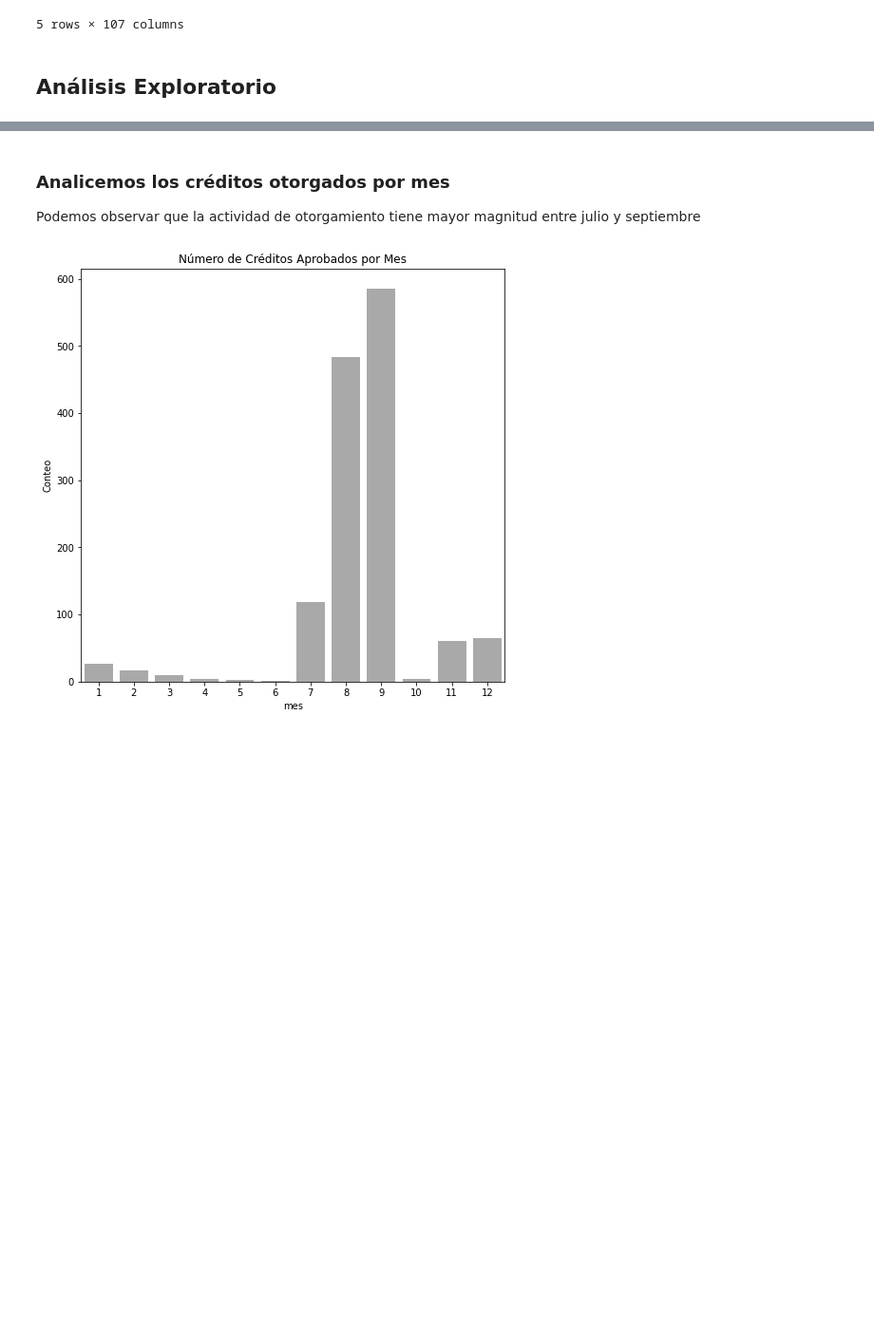
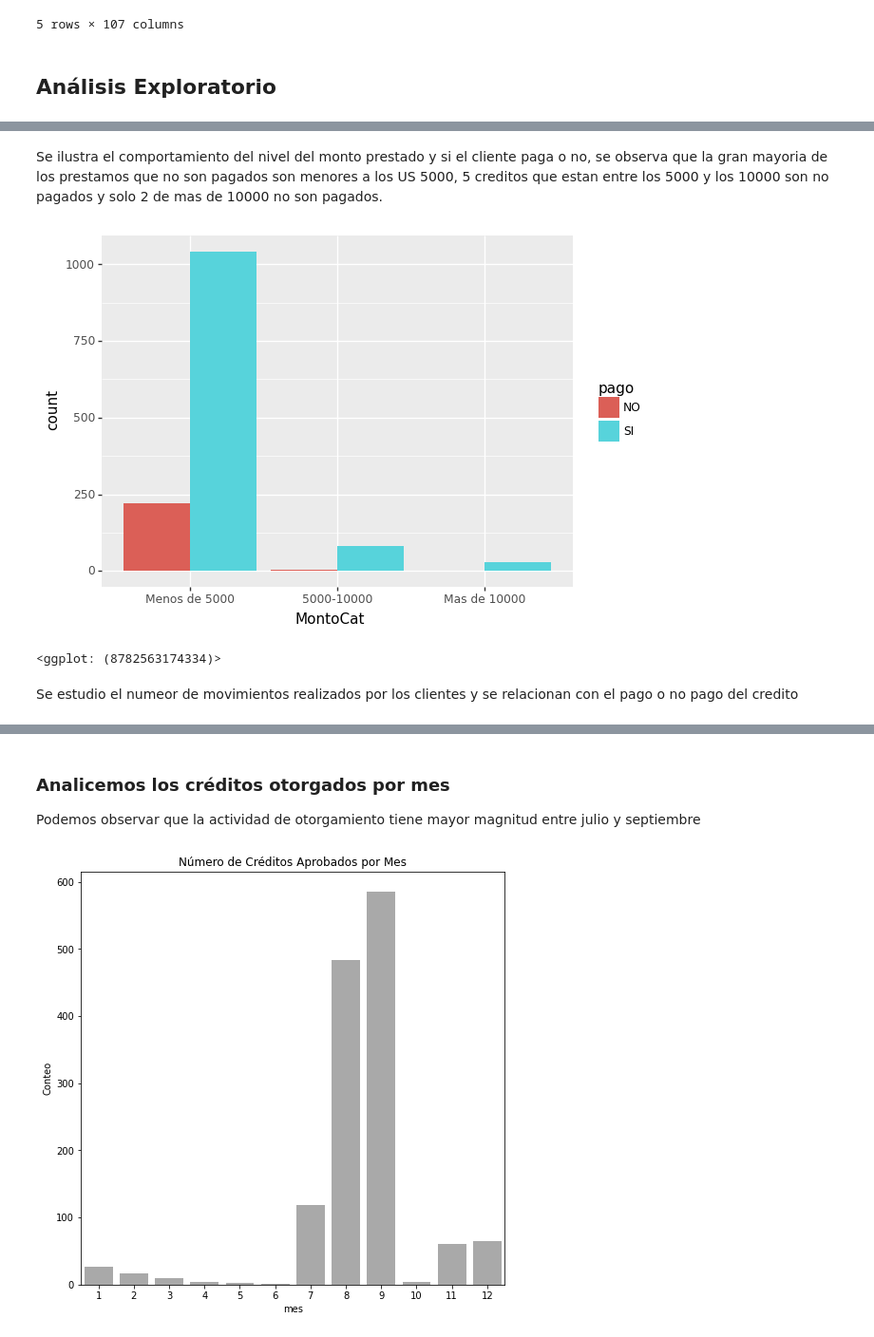
Before and after one commit to deepdatagroup/Datathon_DS4A, a Jupyter notebook: fundamentos_analiticaII_final.ipynb, the cells around one changed output, grey strips where cells are left out. Shown: that part at 95% size. Cells and saved outputs as stored; diff of their text form; code cells hidden in the pictures; blank space fills up the shorter version.

```diff
--- a/fundamentos_analiticaII_final.ipynb
+++ b/fundamentos_analiticaII_final.ipynb
@@ -186,0 +162,8 @@ geom_col()
+# %%
+DatosFinal['MontoCat']=DatosFinal['monto'].apply(lambda x: 'Menos de 5000' if x<=5000 else (
+ '5000-10000' if x>5000 and x<=10000 else ('Mas de 10000')))
+# %%
+CuentaMontoCat=DatosFinal.groupby(['MontoCat','pago']).size().reset_index(name="count")
+CategoricalDtype(categories=['Menos de 50000','5000-10000' 'Gold'], ordered=True)
+CuentaMontoCat['MontoCat']=pd.Categorical(CuentaMontoCat['MontoCat'],ordered=True,categories=['Menos de 5000','5000-10000','Mas de 10000'])
+CuentaMontoCat
@@ -186,0 +178,10 @@ geom_col()
+# %% [markdown]
+Se ilustra el comportamiento del nivel del monto prestado y si el cliente paga o no, se observa que la gran mayoria de los prestamos que no son pagados son menores a los US 5000, 5 creditos que estan entre los 5000 y los 10000 son no pagados y solo 2 de mas de 10000 no son pagados.
+# %%
+ggplot(aes(x='MontoCat',y='count',fill='pago'),data=CuentaMontoCat)+\
+geom_col(position=position_dodge())
+# %% [output]
+[figure, added]
+<ggplot: (8782563174334)>
+# %% [markdown]
+Se estudio el numeor de movimientos realizados por los clientes y se relacionan con el pago o no pago del credito
```
Also changed, not shown: parts of 44 cells of this notebook.
